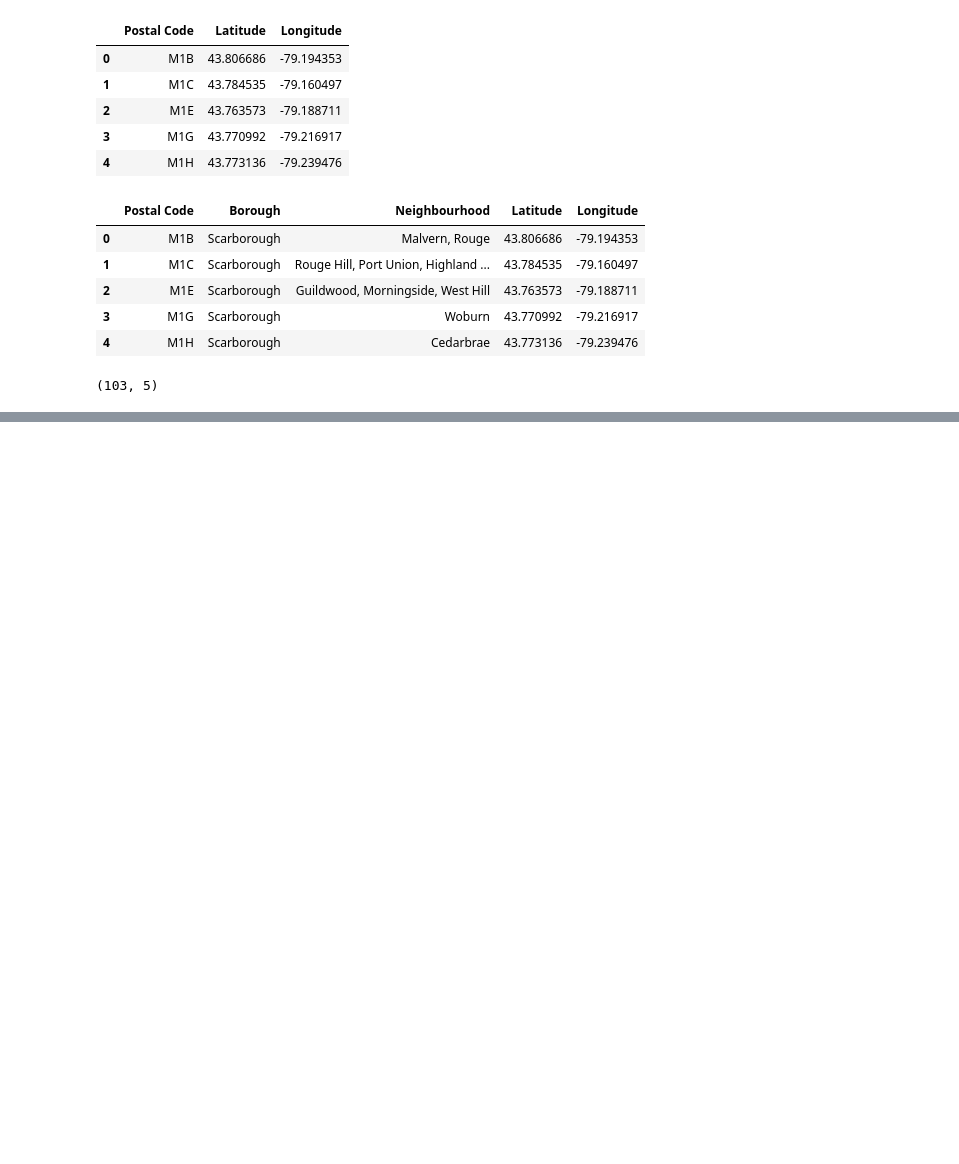
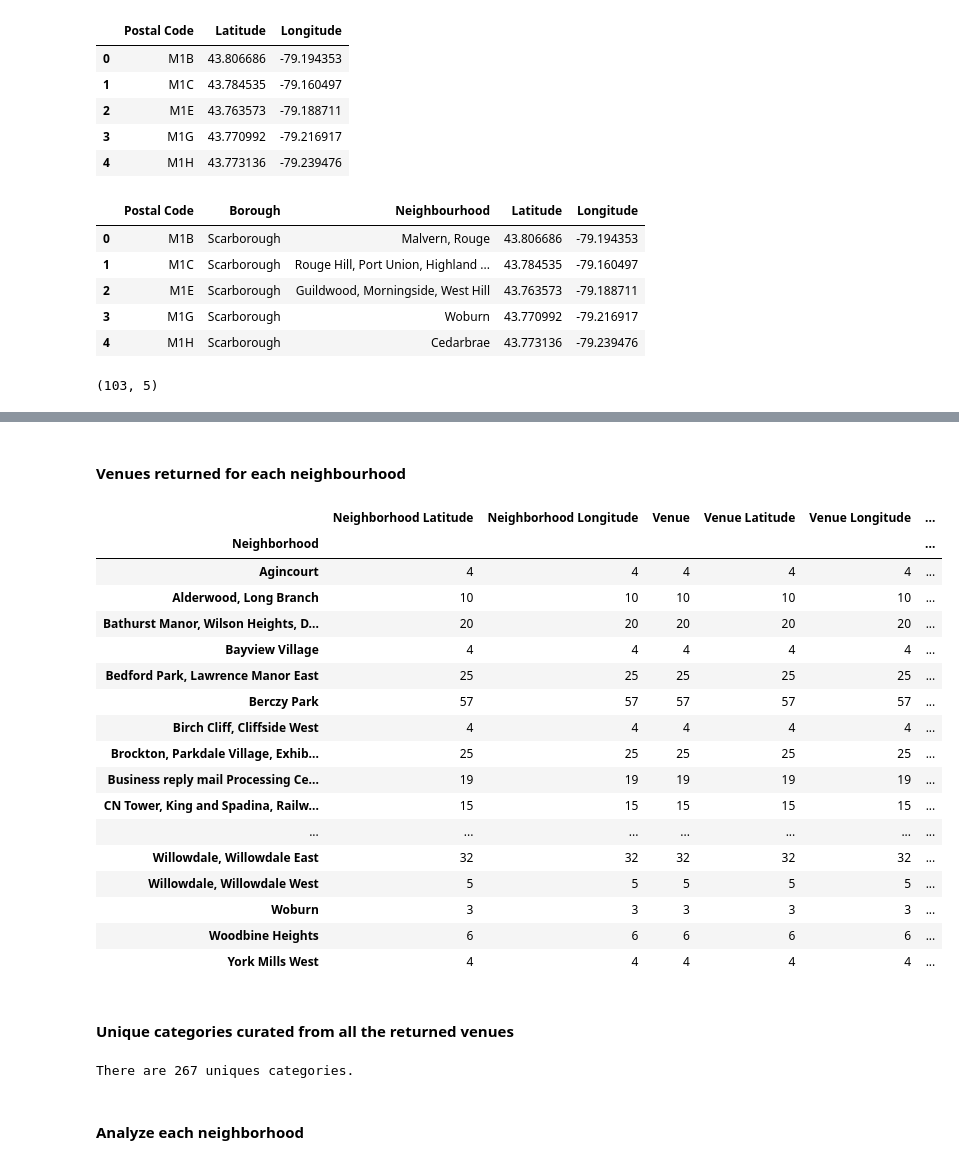
Before and after one commit to MMustafaK/Coursera_Capstone, a Jupyter notebook: Segmenting and Clustering Neighborhoods in Toronto.ipynb, the cells around one changed output, grey strips where cells are left out. Saved outputs shown, nothing was run; the diff lists cells and outputs as text; code cells hidden in the pictures; blank space fills up the shorter version.

```diff
--- a/Segmenting and Clustering Neighborhoods in Toronto.ipynb
+++ b/Segmenting and Clustering Neighborhoods in Toronto.ipynb
@@ -79,0 +117,8 @@ dft.shape
+# %%
+address = 'Toronto, ON'
+
+geolocator = Nominatim(user_agent="ny_explorer")
+location = geolocator.geocode(address)
+latitude = location.latitude
+longitude = location.longitude
+print('The geograpical coordinate of Toronto are {}, {}.'.format(latitude, longitude))
@@ -79,0 +127,19 @@ dft.shape
+# %%
+# create map of Toronto using latitude and longitude values
+map_toronto = folium.Map(location=[latitude, longitude], zoom_start=10)
+
+# add markers to map
+for lat, lng, borough, neighbourhood in zip(dft['Latitude'], dft['Longitude'], dft['Borough'], dft['Neighbourhood']):
+    label = '{}, {}'.format(neighbourhood, borough)
+    label = folium.Popup(label, parse_html=True)
+    folium.CircleMarker(
+        [lat, lng],
+        radius=5,
+        popup=label,
+        color='blue',
+        fill=True,
+        fill_color='#3186cc',
+        fill_opacity=0.7,
+        parse_html=False).add_to(map_toronto)
+
+map_toronto
@@ -79,0 +152,8 @@ dft.shape
+# %%
+CLIENT_ID = '3GL135PQKERKXB4KLL0RSK4QH2DH5JPUSZ5FBXXRDDJL3DMC' # your Foursquare ID
+CLIENT_SECRET = 'UA3ZUE5UPSH0FJPU52BZL3RIKGZBUNQYPERPMAETY4PQEXLD' # your Foursquare Secret
+VERSION = '20180605' # Foursquare API version
+
+print('Your credentails:')
+print('CLIENT_ID: ' + CLIENT_ID)
+print('CLIENT_SECRET:' + CLIENT_SECRET)
@@ -79,0 +207,5 @@ dft.shape
+# %%
+toronto_venues = getNearbyVenues(names=dft['Neighbourhood'],
+                                   latitudes=dft['Latitude'],
+                                   longitudes=dft['Longitude']
+                                  )
@@ -79,0 +243,31 @@ dft.shape
+# %% [markdown]
+#### Venues returned for each neighbourhood
+# %%
+toronto_venues.groupby('Neighborhood').count()
+# %% [output]
+|  | Neighborhood Latitude | Neighborhood Longitude | Venue | Venue Latitude | Venue Longitude | ... |
+| Neighborhood |  |  |  |  |  | ... |
+| Agincourt | 4 | 4 | 4 | 4 | 4 | ... |
+| Alderwood, Long Branch | 10 | 10 | 10 | 10 | 10 | ... |
+| Bathurst Manor, Wilson Heights, D... | 20 | 20 | 20 | 20 | 20 | ... |
+| Bayview Village | 4 | 4 | 4 | 4 | 4 | ... |
+| Bedford Park, Lawrence Manor East | 25 | 25 | 25 | 25 | 25 | ... |
+| Berczy Park | 57 | 57 | 57 | 57 | 57 | ... |
+| Birch Cliff, Cliffside West | 4 | 4 | 4 | 4 | 4 | ... |
+| Brockton, Parkdale Village, Exhib... | 25 | 25 | 25 | 25 | 25 | ... |
+| Business reply mail Processing Ce... | 19 | 19 | 19 | 19 | 19 | ... |
+| CN Tower, King and Spadina, Railw... | 15 | 15 | 15 | 15 | 15 | ... |
+| ... | ... | ... | ... | ... | ... | ... |
+| Willowdale, Willowdale East | 32 | 32 | 32 | 32 | 32 | ... |
+| Willowdale, Willowdale West | 5 | 5 | 5 | 5 | 5 | ... |
+| Woburn | 3 | 3 | 3 | 3 | 3 | ... |
+| Woodbine Heights | 6 | 6 | 6 | 6 | 6 | ... |
+| York Mills West | 4 | 4 | 4 | 4 | 4 | ... |
+# %% [markdown]
+#### Unique categories curated from all the returned venues
+# %%
+print('There are {} uniques categories.'.format(len(toronto_venues['Venue Category'].unique())))
+# %% [output]
+There are 267 uniques categories.
+# %% [markdown]
+#### Analyze each neighborhood
```
Also changed, not shown: parts of 47 cells of this notebook.
